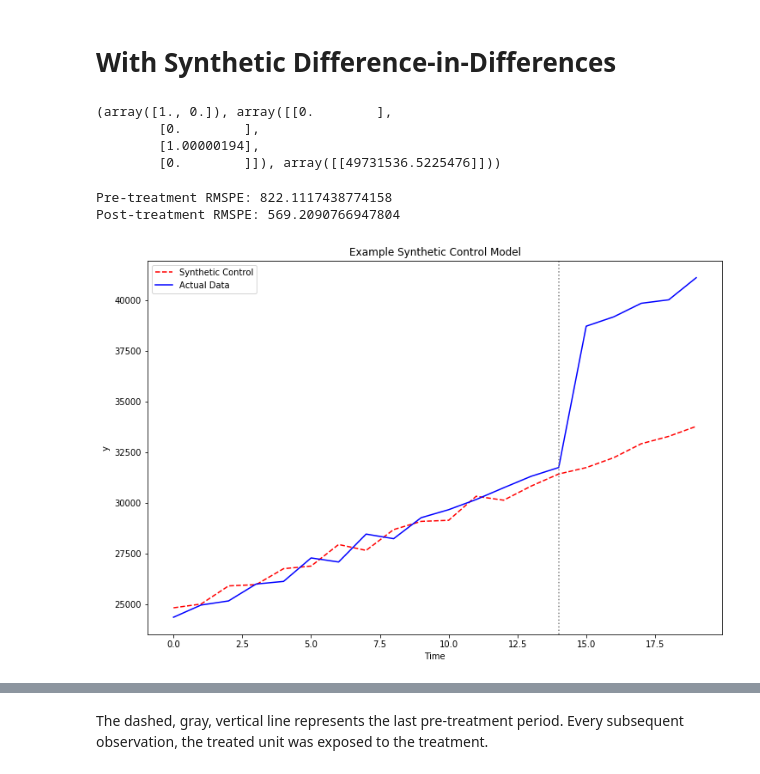
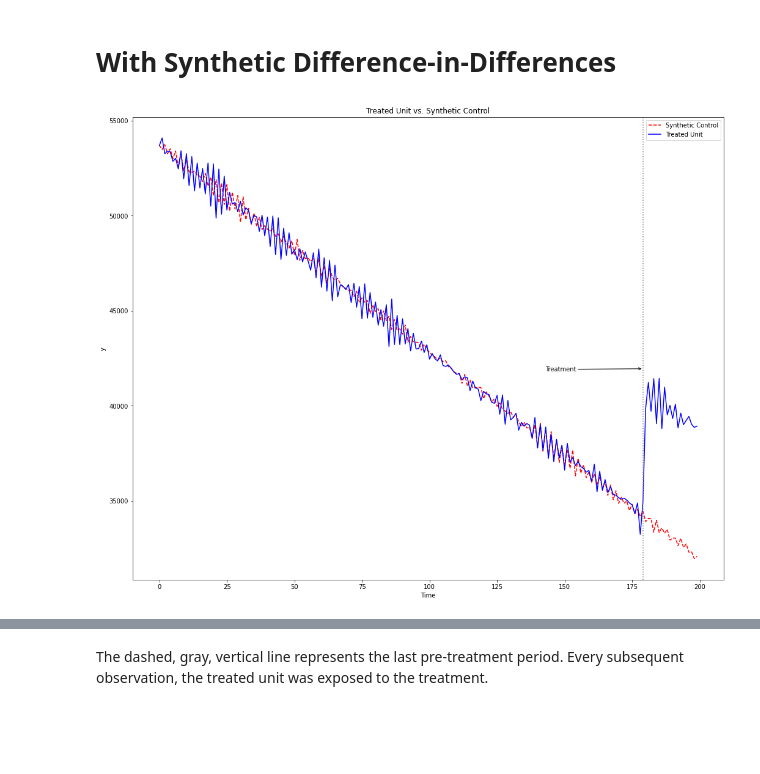
Before and after one commit to OscarEngelbrektson/Comparing_Synthetic_Control_Methods, a Jupyter notebook: Empirical evaluation using simulated data/Empirical model comparison simulated data.ipynb, the cells around one changed output, grey strips where cells are left out. Cells and saved outputs as stored; diff of their text form; code cells hidden in the pictures; blank space fills up the shorter version.

```diff
--- a/Empirical evaluation using simulated data/Empirical model comparison simulated data.ipynb
+++ b/Empirical evaluation using simulated data/Empirical model comparison simulated data.ipynb
@@ -241,7 +244,7 @@ The dashed, gray, vertical line represents the last pre-treatment period. Every
 #Generate a dataset
 
 #(self, n_donors, n_components, n_periods, treatment_period, treatment_effect)
-data_generator = SimulateData(4, 2, 20, 15, 0.2)
+data_generator = SimulateData(20, 5, 200, 180, 0.2)
 data_generator.simulate_data(order=1)
 data = data_generator.dataset
 real_treatment_effect = data_generator.real_treatment_effect
@@ -253,24 +251,7 @@ transformer.mean_subtraction()
 # %%
 #Fit SCM to transformed data
 
-transformed_solver = ControlSolver(transformer.transformed_data, "y", "ID", "Time", 15, "A", real_treatment_effect)
-transformed_solver.preprocess_data()
-transformed_solver.optimize(5)
+synth = Synth(data, patag"y", "ID", "Time", 180, "A", n_optim=30)
+synth.plot(["original"])
 # %% [output]
-(array([1., 0.]), array([[0.        ],
-        [0.        ],
-        [1.00000194],
-        [0.        ]]), array([[49731536.5225476]]))
+[figure, added]
-# %%
-#Compute Synthetic Control using W from transformed data on untransformed data
-
-solver = Synth(data, "y", "ID", "Time", 15, "A", real_treatment_effect, transformed_solver.w)
-solver.preprocess_data()
-solver.add_constant() #Add the constant difference
-print("Pre-treatment RMSPE:", solver.get_pre_treatment_rmspe())
-print("Post-treatment RMSPE:", solver.get_post_treatment_rmspe())
-solver.plot()
-# %% [output]
-Pre-treatment RMSPE: 822.1117438774158
-Post-treatment RMSPE: 569.2090766947804
-[figure, removed]
```
Also changed, not shown: parts of 3 cells of this notebook, 1 other file.
